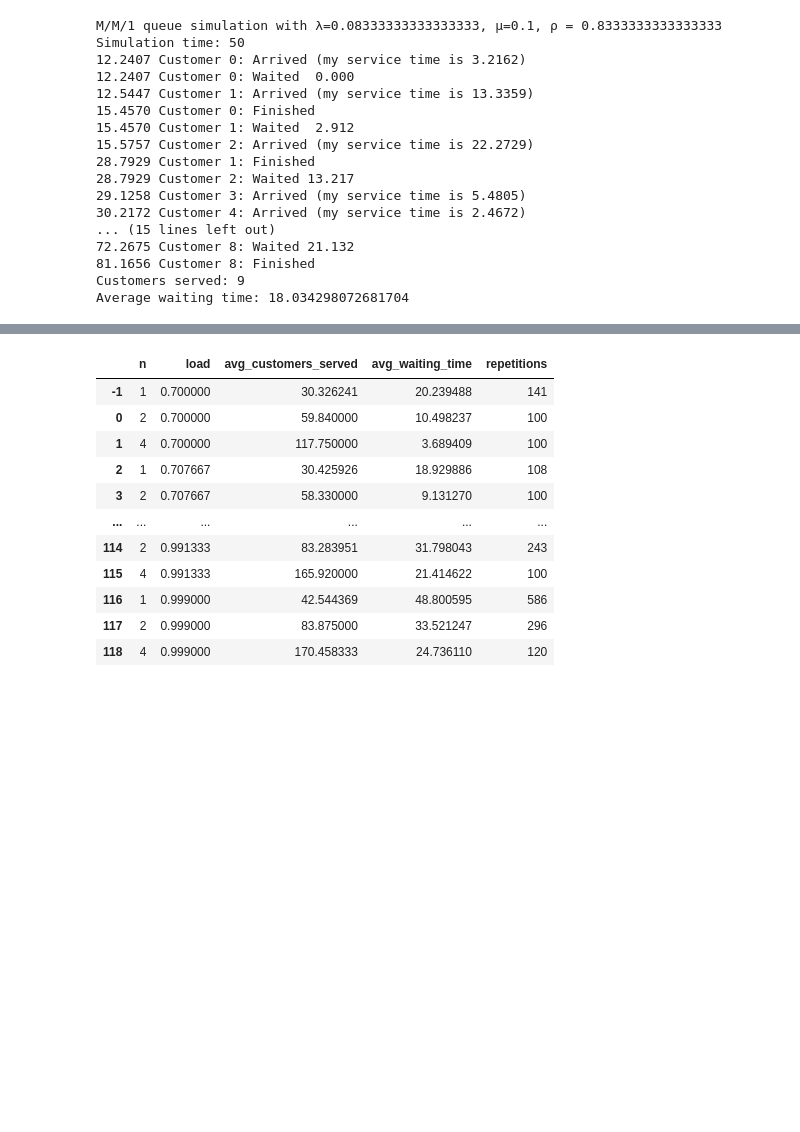
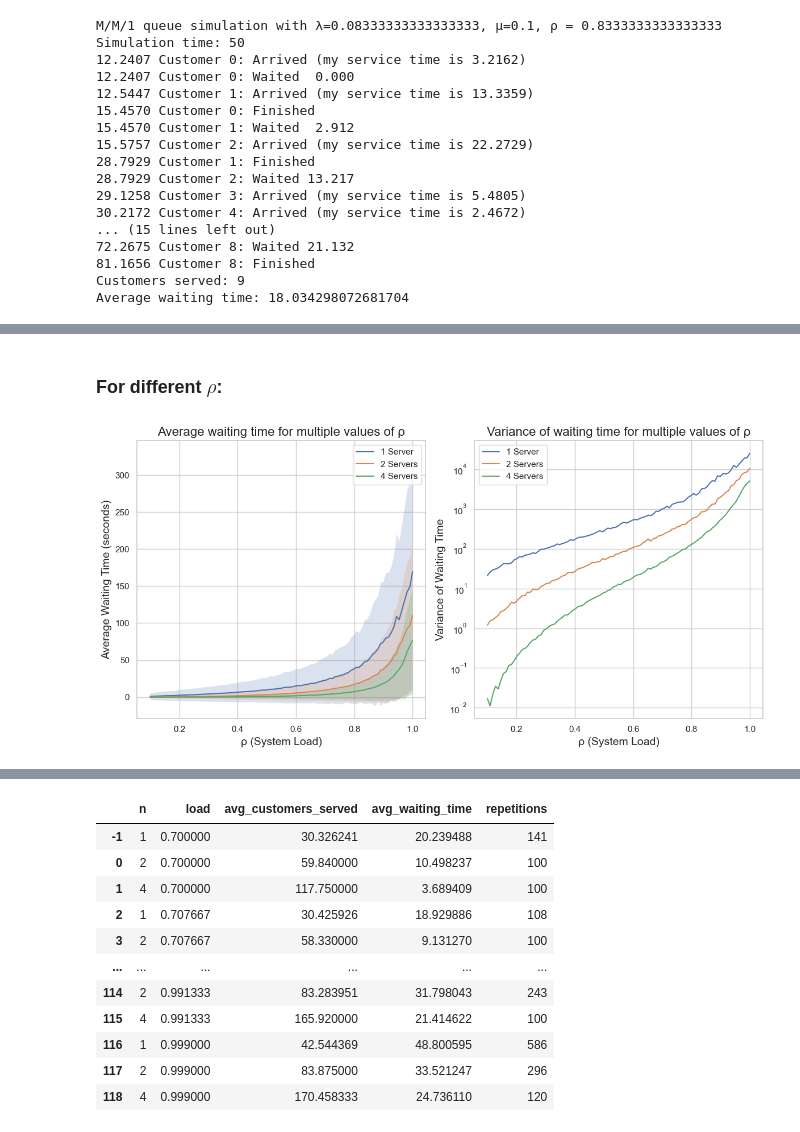
Before and after one commit to ThomasTenDamme/Stochastic_Simulation_Assignment2, a Jupyter notebook: Assignment 2 Thomas.ipynb, the cells around one changed output, grey strips where cells are left out. Cells and saved outputs as stored; diff of their text form; code cells hidden in the pictures; blank space fills up the shorter version.

```diff
--- a/Assignment 2 Thomas.ipynb
+++ b/Assignment 2 Thomas.ipynb
@@ -220,0 +301,65 @@ Average waiting time: 23.653 s
+# %% [markdown]
+### For different $\rho$:
+# %%
+# Run simulation for different number of servers and system load (rho)
+def run_simulation_for_rho(num_counters_list, rho_values, SIMULATION_TIME, service_rate):
+    results = {}
+    for num_counters in num_counters_list:
+        results[num_counters] = {'rho': [], 'avg_waiting_times': [], 'variance_waiting_times': []}
+        for rho in rho_values:
+            # Lists to accumulate waiting times for each rho value
+            waiting_times_accumulator = []
+            for _ in range(SIMULATIONS):
+                env = simpy.Environment()
+                bank = Bank(env, num_counters, service_rate)
+                env.process(setup(env, bank, SIMULATION_TIME, rho * service_rate * num_counters))
+                env.run()
+                waiting_times_accumulator.extend(bank.waiting_times)
+            # Calculate average and variance over all simulations for the current rho
+            results[num_counters]['rho'].append(rho)
+            results[num_counters]['avg_waiting_times'].append(np.mean(waiting_times_accumulator))
+            results[num_counters]['variance_waiting_times'].append(np.var(waiting_times_accumulator))
+    return results
+
+# Parameters for the simulations
+MU = 1/10  # fixed service rate
+NUM_COUNTERS_LIST = [1, 2, 4]  # different numbers of servers
+SIMULATION_TIME = 5000  # extended simulation time for more data
+RHO_VALUES = np.linspace(0.1, 1, 99)  # range of system loads to explore
+
+# Run the simulations
+simulation_results = run_simulation_for_rho(NUM_COUNTERS_LIST, RHO_VALUES, SIMULATION_TIME, MU)
+
+# Plotting the results
+plt.figure(figsize=(12, 6))
+
+# Plot Average Waiting Time with shaded area for each simulation run
+plt.subplot(1, 2, 1)
+for num_counters in NUM_COUNTERS_LIST:
+    avg_wait = simulation_results[num_counters]['avg_waiting_times']
+    plt.plot(RHO_VALUES, avg_wait, label=f'{num_counters} Server{"s" if num_counters > 1 else ""}')
+    # Plot the shaded area with variance
+    variance_wait = simulation_results[num_counters]['variance_waiting_times']
+    plt.fill_between(RHO_VALUES, avg_wait - np.sqrt(variance_wait), avg_wait + np.sqrt(variance_wait), alpha=0.2)
+
+plt.title('Average waiting time for multiple values of ρ', fontsize=16)
+plt.xlabel('ρ (System Load)', fontsize=14)
+plt.ylabel('Average Waiting Time (seconds)', fontsize=14)
+plt.legend()
+
+# Plot Variance as a line plot without shaded area
+plt.subplot(1, 2, 2)
+for num_counters in NUM_COUNTERS_LIST:
+    variance_wait = simulation_results[num_counters]['variance_waiting_times']
+    plt.plot(RHO_VALUES, variance_wait, label=f'{num_counters} Server{"s" if num_counters > 1 else ""}')
+
+plt.title('Variance of waiting time for multiple values of ρ', fontsize=16)
+plt.xlabel('ρ (System Load)', fontsize=14)
+plt.ylabel('Variance of Waiting Time', fontsize=14)
+plt.yscale('log')  # Log scale for better visibility
+plt.legend()
+
+plt.tight_layout()
+plt.show()
+# %% [output]
+[figure, added]
```
Also changed, not shown: parts of 26 cells of this notebook.
